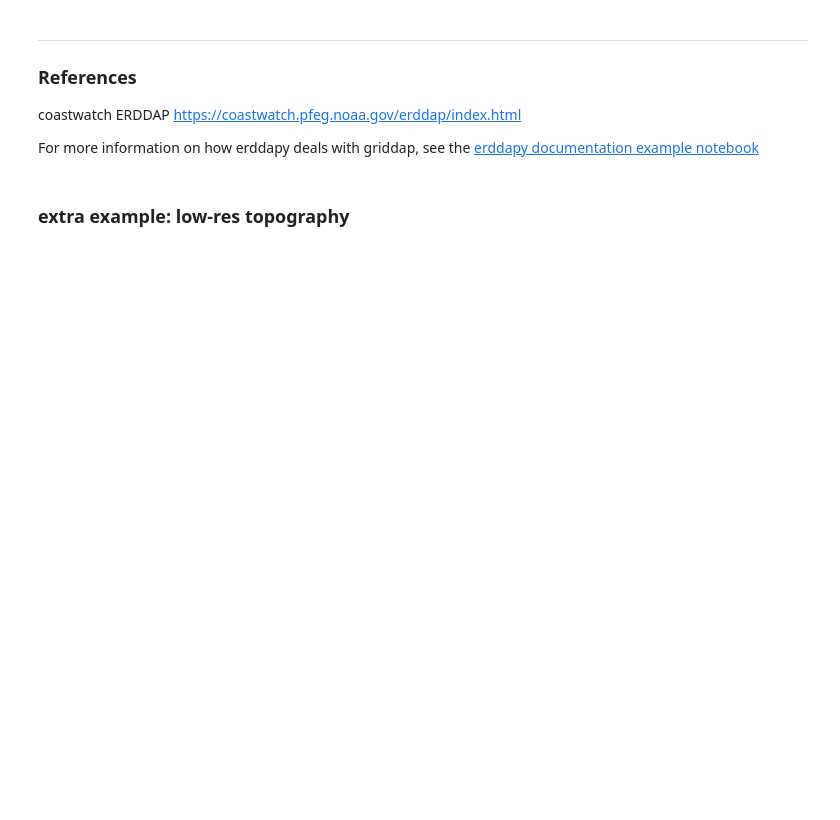
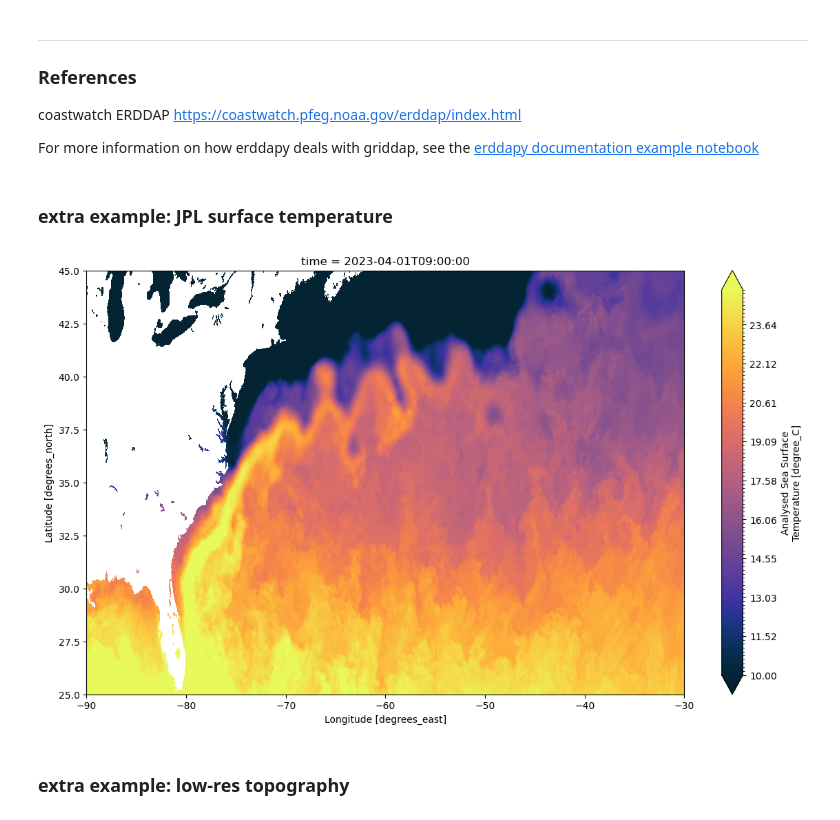
Before and after one commit to voto-ocean-knowledge/goos-erddap-demo, a Jupyter notebook: 02_gridded_data.ipynb, the cells around one changed output. Cells and saved outputs as stored; diff of their text form; code cells hidden in the pictures; blank space fills up the shorter version.

```diff
--- a/02_gridded_data.ipynb
+++ b/02_gridded_data.ipynb
@@ -90,6 +129,36 @@ xr.plot.contourf(ds_gulf.sel(time="'2023-06-01", method="nearest").analysed_sst,
 coastwatch ERDDAP https://coastwatch.pfeg.noaa.gov/erddap/index.html
 
 For more information on how erddapy deals with griddap, see the [erddapy documentation example notebook](https://ioos.github.io/erddapy/01a-griddap-output.html)
+# %% [markdown]
+### extra example: JPL surface temperature
+# %%
+
+
+e = ERDDAP(
+    server="https://coastwatch.pfeg.noaa.gov/erddap",
+    protocol="griddap",
+)
+
+e.dataset_id='jplMURSST41'
+e.griddap_initialize()
+
+e.variables = ['analysed_sst']
+
+e.constraints = {'time>=': '2023-04-01',
+ 'time<=': '2023-05-01',
+ 'time_step': 30,
+ 'latitude>=': 25,
+ 'latitude<=': 45,
+ 'latitude_step': 1,
+ 'longitude>=': -90,
+ 'longitude<=': -30,
+ 'longitude_step': 1}
+# %%
+ds_gulf_sst = e.to_xarray()
+# %%
+xr.plot.contourf(ds_gulf_sst.sel(time="'2023-04-01", method="nearest").analysed_sst, vmin=10, vmax=25, levels=100, figsize=(14, 8), cmap=cmo.thermal);
+# %% [output]
+[figure, added]
 # %% [markdown]
 ### extra example: low-res topography
 # %%
```
Also changed, not shown: parts of 12 cells of this notebook, 1 other file.
